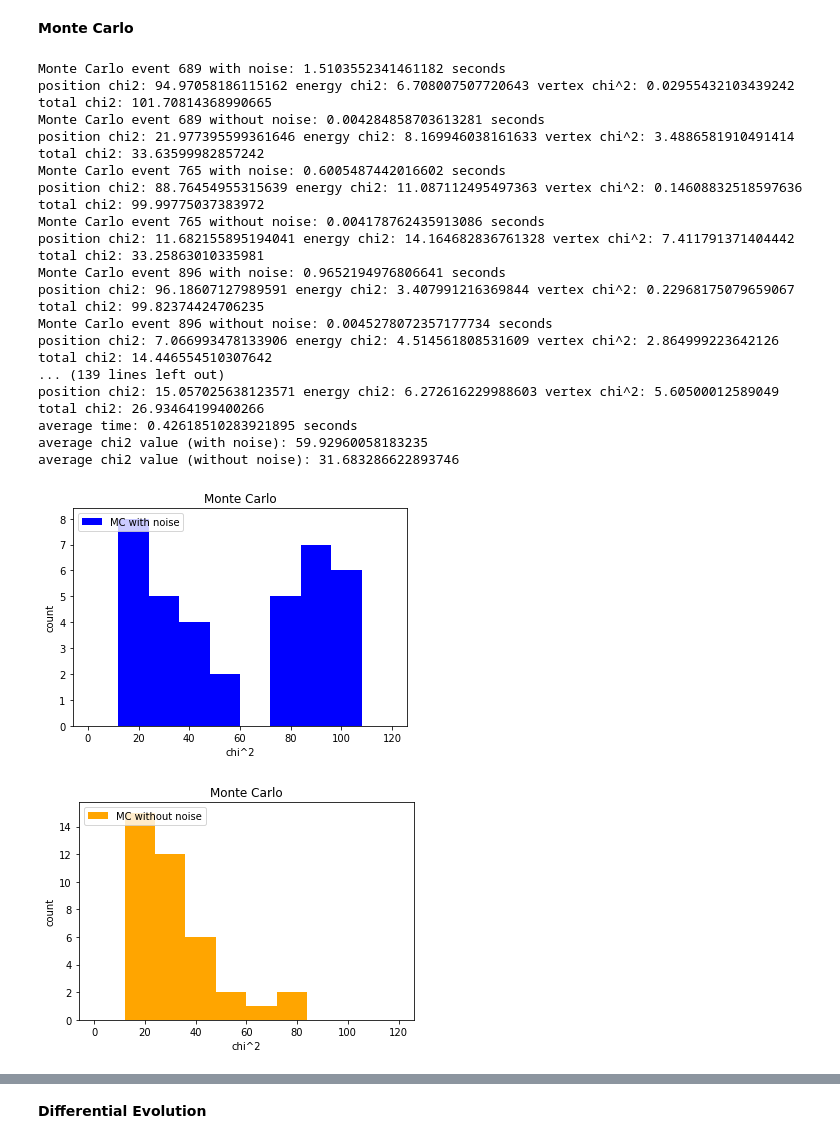
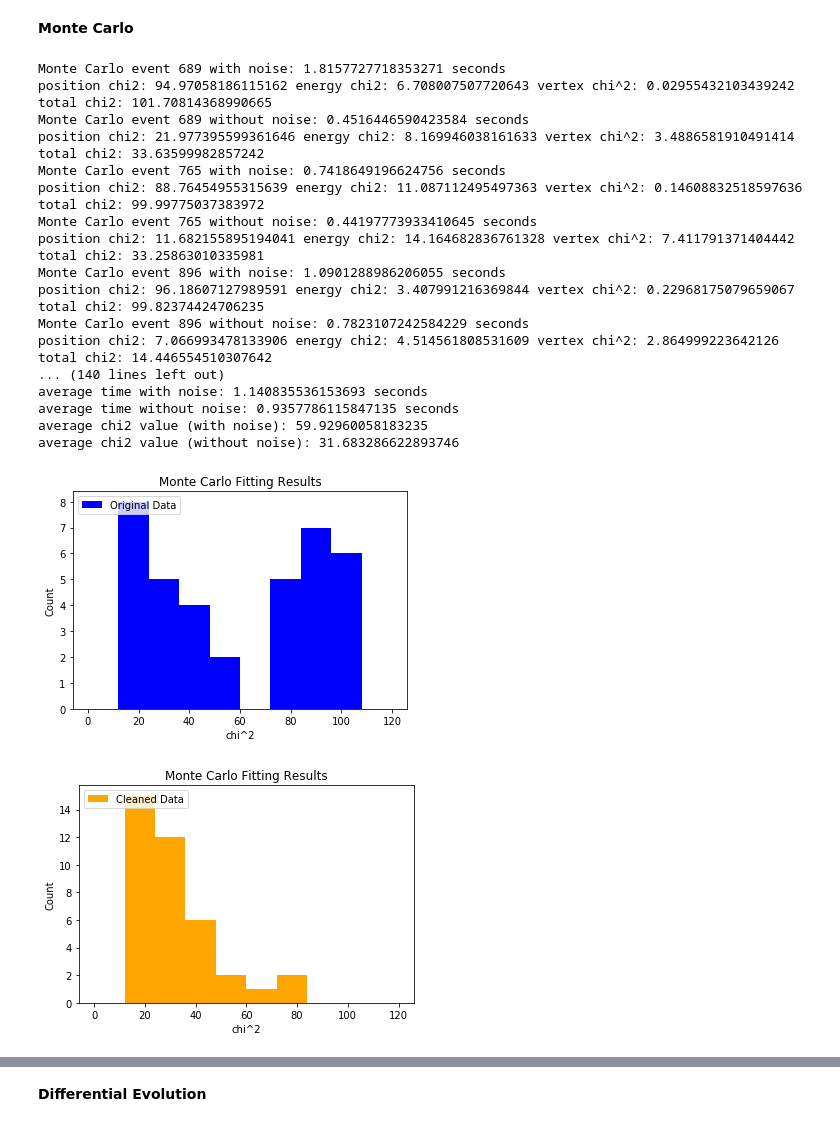
Before and after one commit to chchen123/Monte-Carlo, a Jupyter notebook: Global Methods.ipynb, the cells around one changed output, grey strips where cells are left out. Drawn from its saved outputs; the diff is of its cells as text; code cells hidden in the pictures.

```diff
--- a/Global Methods.ipynb
+++ b/Global Methods.ipynb
@@ -27,7 +27,7 @@ from math import pi
 import time
 import matplotlib.pyplot as plt
 # %%
-with open('/home/chen/Real Data/config_e15503a_runs_92-104.yml', 'r') as f:
+with open('/home/chen/ar40/config/config_e15503a_runs_92-104.yml', 'r') as f:
     config = yaml.load(f)
 
 mcfitter = pytpc.fitting.MCFitter(config)
@@ -35,7 +35,7 @@ num_iters = config['num_iters']
 num_pts = config['num_pts']
 red_factor = config['red_factor']
 
-full = h5py.File('/home/chen/Real Data/clean_run_0102.h5', 'r')
+full = h5py.File('/home/chen/ar40/config/clean_run_0102.h5', 'r')
 good_event = [689, 765, 896, 305, 504, 575, 456, 299, 399, 156, 231, 7832, 1568, 1354, 789, 485, 2456, 357, 4568, 1448, 3578, 745, 430, 1676, 811, 641, 871, 785, 37, 24, 75, 72, 35, 16, 12, 1718, 1, 9]
 print(len(good_event))
 # %% [output]
@@ -45,7 +45,8 @@ print(len(good_event))
 # %%
 mc_chi2_with_noise = []
 mc_chi2_without_noise = []
-time_list = []
+time_list_with_noise = []
+time_list_without_noise = []
 
 for i in range(len(good_event)):
     evt_ID = good_event[i]
@@ -78,64 +79,65 @@ for i in range(len(good_event)):
     t1 = time.time()
     if np.isnan(mcres['posChi2']) != True:
         mc_chi2_with_noise.append(mcres['posChi2']+mcres['enChi2']+mcres['vertChi2'])
-    time_list.append(t1-t0)
+    time_list_with_noise.append(t1-t0)
     print("Monte Carlo event "+str(evt_ID)+" with noise: "+str(t1-t0)+' seconds')
     print("position chi2: "+str(mcres['posChi2'])+' energy chi2: '+str(mcres['enChi2'])+' vertex chi^2: '+str(mcres['vertChi2'])+' total chi2: '+str(mcres['posChi2']+mcres['enChi2']+mcres['vertChi2']))
 
     t2 = time.time()
     cut_uvw, (cut_cu, cut_cv) = mcfitter.preprocess(cut_xyzs[:,0:5], center=(cut_cx, cut_cy), rotate_pads=False) # get calibrated set of data
     cut_uvw_values = cut_uvw.values #transform pd file to arrays
+    cut_mcres, cut_minChis, cut_all_params, cut_good_param_idx = mcfitter.process_event(cut_uvw, cut_cu, cut_cv, return_details=True)
     t3 = time.time()
-    cut_mcres, cut_minChis, cut_all_params, cut_good_param_idx = mcfitter.process_event(cut_uvw, cut_cu, cut_cv, return_details=True)
     if np.isnan(cut_mcres['posChi2']) != True:
         mc_chi2_without_noise.append(cut_mcres['posChi2']+cut_mcres['enChi2']+cut_mcres['vertChi2'])
-    time_list.append(t3-t2)
+    time_list_without_noise.append(t3-t2)
     print("Monte Carlo event "+str(evt_ID)+" without noise: "+str(t3-t2)+' seconds')
     print("position chi2: "+str(cut_mcres['posChi2'])+' energy chi2: '+str(cut_mcres['enChi2'])+' vertex chi^2: '+str(cut_mcres['vertChi2'])+' total chi2: '+str(cut_mcres['posChi2']+cut_mcres['enChi2']+cut_mcres['vertChi2']))
 
 #print(chi2_with_noise)
 #print(chi2_without_noise)
-print("average time: "+str(sum(time_list) / float(len(time_list)))+" seconds")
+print("average time with noise: "+str(sum(time_list_with_noise) / float(len(time_list_with_noise)))+" seconds")
+print("average time without noise: "+str(sum(time_list_without_noise) / float(len(time_list_without_noise)))+" seconds")
 print('average chi2 value (with noise): '+ str(sum(mc_chi2_with_noise) / float(len(mc_chi2_with_noise))))
 print('average chi2 value (without noise): '+ str(sum(mc_chi2_without_noise) / float(len(mc_chi2_without_noise))))
 
-plt.hist(mc_chi2_with_noise, label='MC with noise', bins=10, color='blue',range=(0,120))
-plt.title('Monte Carlo')
+plt.hist(mc_chi2_with_noise, label='Original Data', bins=10, color='blue',range=(0,120))
+plt.title('Monte Carlo Fitting Results')
 plt.legend(loc=2)
 plt.xlabel('chi^2')
-plt.ylabel('count')
+plt.ylabel('Count')
 plt.show()
 
-plt.hist(mc_chi2_without_noise, label='MC without noise', bins=10, color='orange',range=(0,120))
-plt.title('Monte Carlo')
+plt.hist(mc_chi2_without_noise, label='Cleaned Data', bins=10, color='orange',range=(0,120))
+plt.title('Monte Carlo Fitting Results')
 plt.legend(loc=2)
 plt.xlabel('chi^2')
-plt.ylabel('count')
+plt.ylabel('Count')
 plt.show()
 
-plt.hist(mc_chi2_with_noise, label='MC with noise', bins=10, color='blue',range=(0,120))
-plt.hist(mc_chi2_without_noise, label='MC without noise', bins=10, color='orange',range=(0,120))
+plt.hist(mc_chi2_with_noise, label='Original Data', bins=10, color='blue',range=(0,120))
+plt.hist(mc_chi2_without_noise, label='Cleaned Data', bins=10, color='orange',range=(0,120))
 plt.xlabel('chi^2')
-plt.ylabel('count')
+plt.ylabel('Count')
 plt.legend(loc=2)
 plt.show()
 # %% [output]
-Monte Carlo event 689 with noise: 1.5103552341461182 seconds
+Monte Carlo event 689 with noise: 1.8157727718353271 seconds
 position chi2: 94.97058186115162 energy chi2: 6.708007507720643 vertex chi^2: 0.02955432103439242 total chi2: 101.70814368990665
-Monte Carlo event 689 without noise: 0.004284858703613281 seconds
+Monte Carlo event 689 without noise: 0.4516446590423584 seconds
 position chi2: 21.977395599361646 energy chi2: 8.169946038161633 vertex chi^2: 3.4886581910491414 total chi2: 33.63599982857242
-Monte Carlo event 765 with noise: 0.6005487442016602 seconds
+Monte Carlo event 765 with noise: 0.7418649196624756 seconds
 position chi2: 88.76454955315639 energy chi2: 11.087112495497363 vertex chi^2: 0.14608832518597636 total chi2: 99.99775037383972
-Monte Carlo event 765 without noise: 0.004178762435913086 seconds
+Monte Carlo event 765 without noise: 0.44197773933410645 seconds
 position chi2: 11.682155895194041 energy chi2: 14.164682836761328 vertex chi^2: 7.411791371404442 total chi2: 33.25863010335981
-Monte Carlo event 896 with noise: 0.9652194976806641 seconds
+Monte Carlo event 896 with noise: 1.0901288986206055 seconds
 position chi2: 96.18607127989591 energy chi2: 3.407991216369844 vertex chi^2: 0.22968175079659067 total chi2: 99.82374424706235
-Monte Carlo event 896 without noise: 0.0045278072357177734 seconds
+Monte Carlo event 896 without noise: 0.7823107242584229 seconds
 position chi2: 7.066993478133906 energy chi2: 4.514561808531609 vertex chi^2: 2.864999223642126 total chi2: 14.446554510307642
-... (139 lines left out)
-position chi2: 15.057025638123571 energy chi2: 6.272616229988603 vertex chi^2: 5.60500012589049 total chi2: 26.93464199400266
-average time: 0.42618510283921895 seconds
+... (140 lines left out)
+average time with noise: 1.140835536153693 seconds
+average time without noise: 0.9357786115847135 seconds
 average chi2 value (with noise): 59.92960058183235
 average chi2 value (without noise): 31.683286622893746
-[figure, old version]
+[figure, new version]
-[figure, old version]
+[figure, new version]
```
Also changed, not shown: parts of 5 cells of this notebook, 1 other file.
